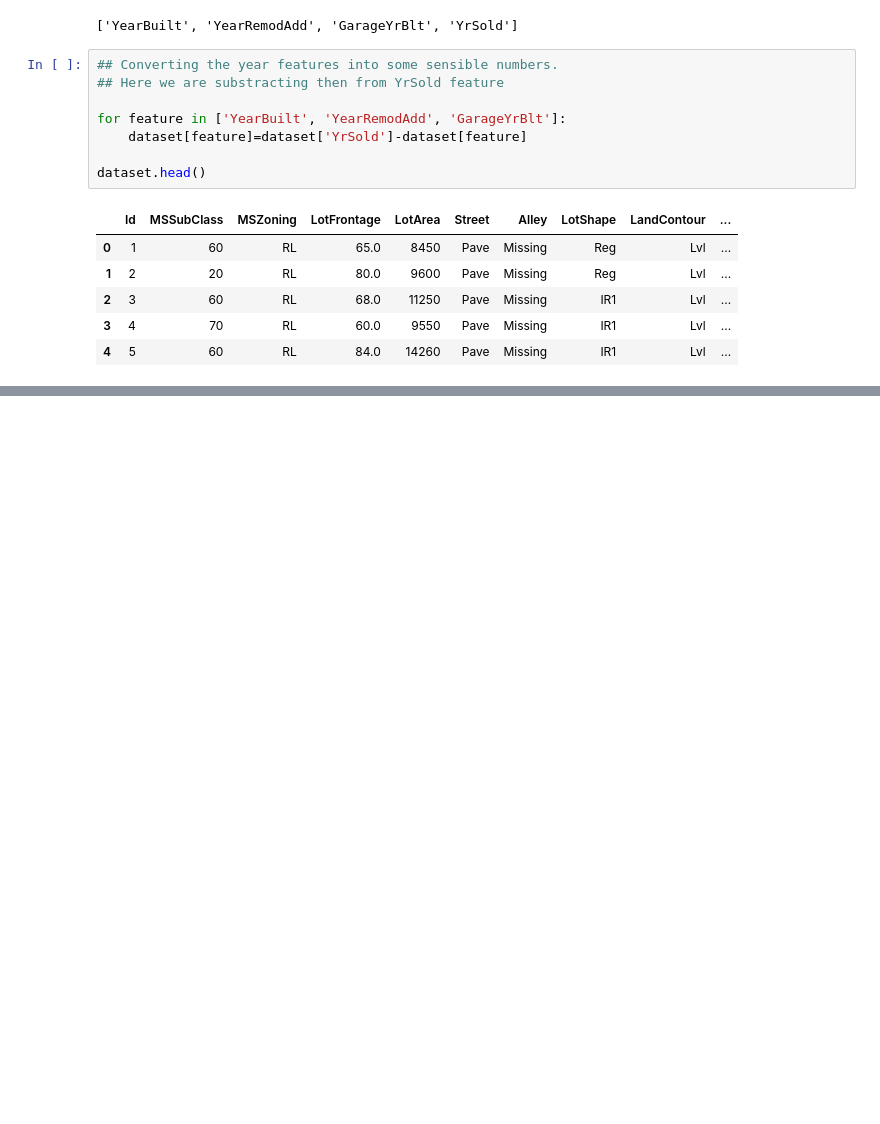
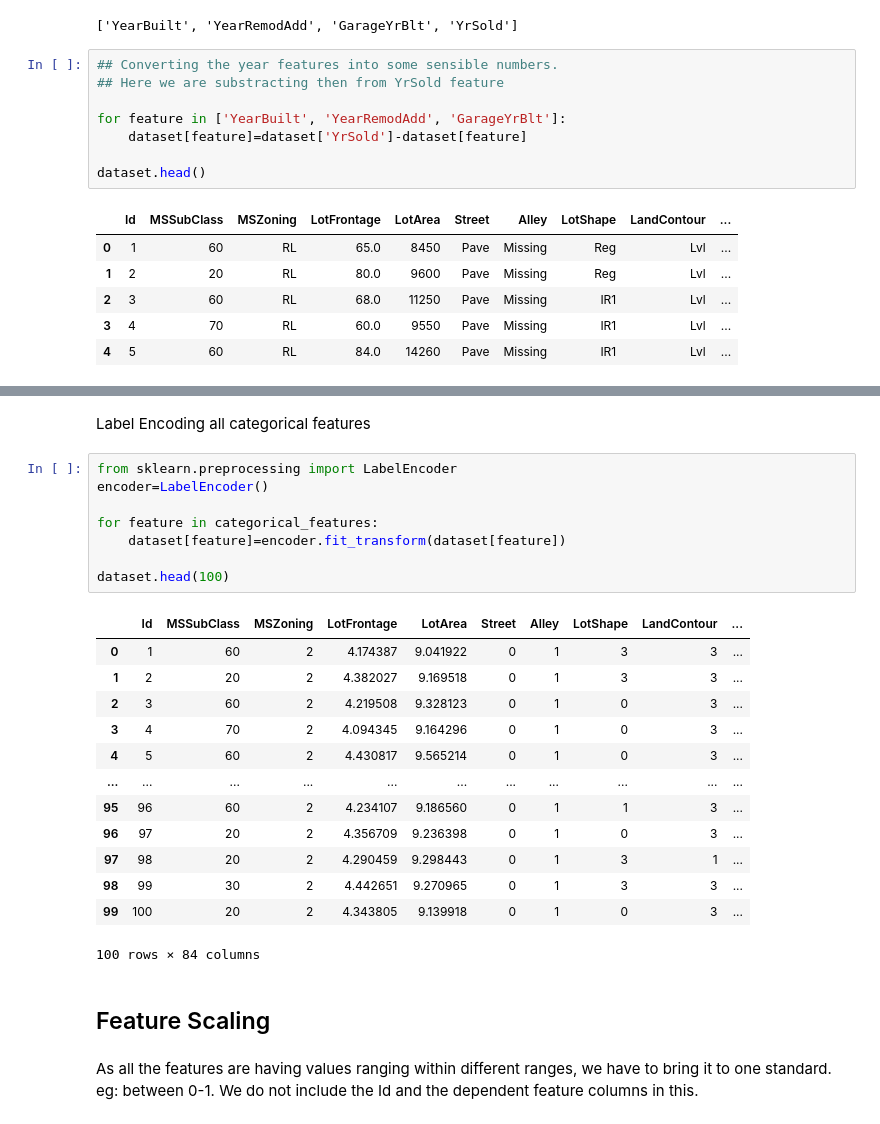
Before and after one commit to shashankbhagat/House-Price-Prediction, a Jupyter notebook: Feature_Engineering.ipynb, the cells around one changed output, grey strips where cells are left out. Drawn from its saved outputs; the diff is of its cells as text; blank space fills up the shorter version.

```diff
--- a/Feature_Engineering.ipynb
+++ b/Feature_Engineering.ipynb
@@ -171,0 +255,29 @@ dataset.head()
+# %% [markdown]
+Label Encoding all categorical features
+# %%
+from sklearn.preprocessing import LabelEncoder
+encoder=LabelEncoder()
+
+for feature in categorical_features:
+    dataset[feature]=encoder.fit_transform(dataset[feature])
+
+dataset.head(100)
+# %% [output]
+|  | Id | MSSubClass | MSZoning | LotFrontage | LotArea | Street | Alley | LotShape | LandContour | ... |
+| 0 | 1 | 60 | 2 | 4.174387 | 9.041922 | 0 | 1 | 3 | 3 | ... |
+| 1 | 2 | 20 | 2 | 4.382027 | 9.169518 | 0 | 1 | 3 | 3 | ... |
+| 2 | 3 | 60 | 2 | 4.219508 | 9.328123 | 0 | 1 | 0 | 3 | ... |
+| 3 | 4 | 70 | 2 | 4.094345 | 9.164296 | 0 | 1 | 0 | 3 | ... |
+| 4 | 5 | 60 | 2 | 4.430817 | 9.565214 | 0 | 1 | 0 | 3 | ... |
+| ... | ... | ... | ... | ... | ... | ... | ... | ... | ... | ... |
+| 95 | 96 | 60 | 2 | 4.234107 | 9.186560 | 0 | 1 | 1 | 3 | ... |
+| 96 | 97 | 20 | 2 | 4.356709 | 9.236398 | 0 | 1 | 0 | 3 | ... |
+| 97 | 98 | 20 | 2 | 4.290459 | 9.298443 | 0 | 1 | 3 | 1 | ... |
+| 98 | 99 | 30 | 2 | 4.442651 | 9.270965 | 0 | 1 | 3 | 3 | ... |
+| 99 | 100 | 20 | 2 | 4.343805 | 9.139918 | 0 | 1 | 0 | 3 | ... |
+100 rows × 84 columns
+# %% [markdown]
+## Feature Scaling
+# %% [markdown]
+As all the features are having values ranging within different ranges, we have to bring it to one standard. eg: between 0-1.
+We do not include the Id and the dependent feature columns in this.
```
Also changed, not shown: parts of 11 cells of this notebook.
